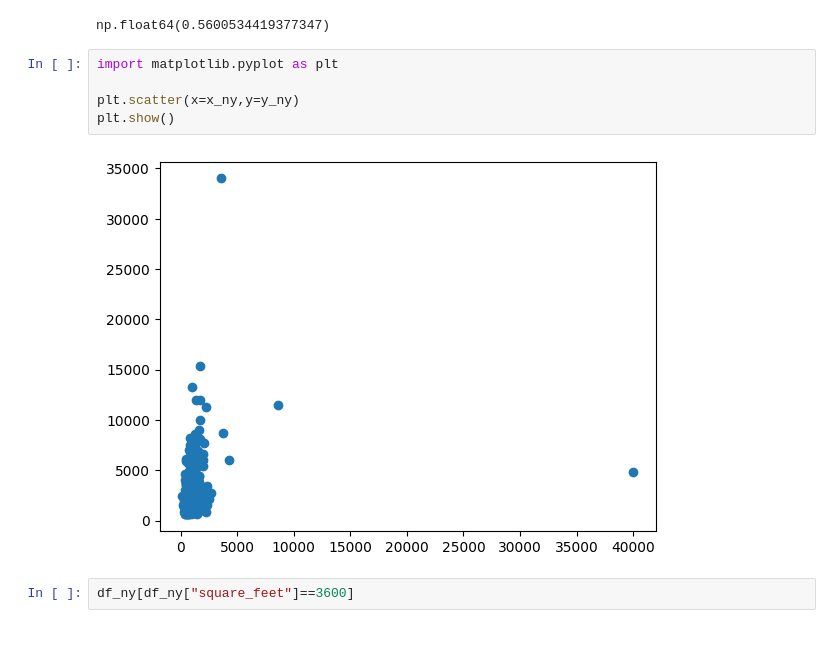
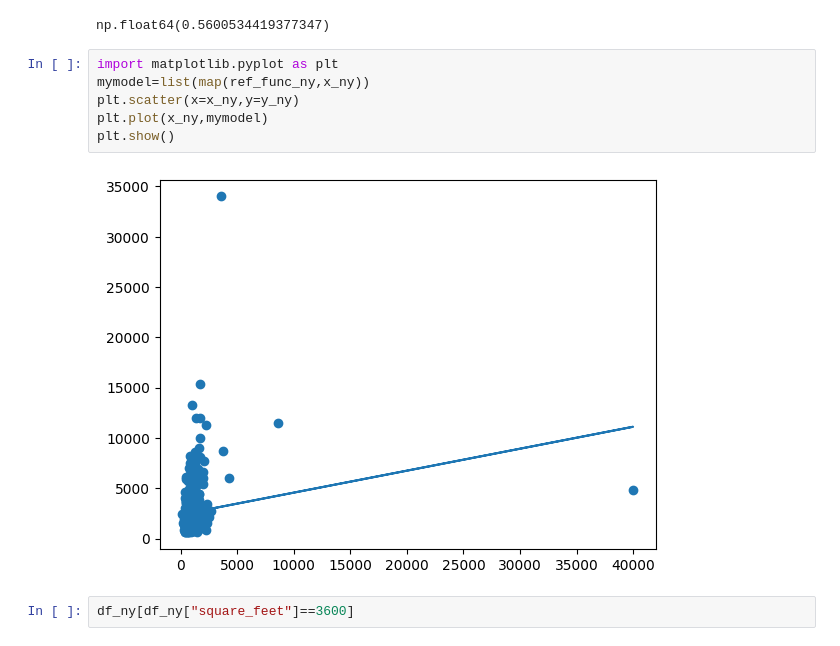
Before and after one commit to bimi2002/Apartment-for-Rent-Classified-Analysation, a Jupyter notebook: dataprocessing.ipynb, the cells around one changed output. Drawn from its saved outputs; the diff is of its cells as text.

```diff
--- a/dataprocessing.ipynb
+++ b/dataprocessing.ipynb
@@ -124,11 +124,12 @@ correlation
 np.float64(0.5600534419377347)
 # %%
 import matplotlib.pyplot as plt
-
+mymodel=list(map(ref_func_ny,x_ny))
 plt.scatter(x=x_ny,y=y_ny)
+plt.plot(x_ny,mymodel)
 plt.show()
 # %% [output]
-[figure, old version]
+[figure, new version]
 # %%
 df_ny[df_ny["square_feet"]==3600]
 # %% [output]
```
Also changed, not shown: parts of 1 cell of this notebook, 1 other file.
